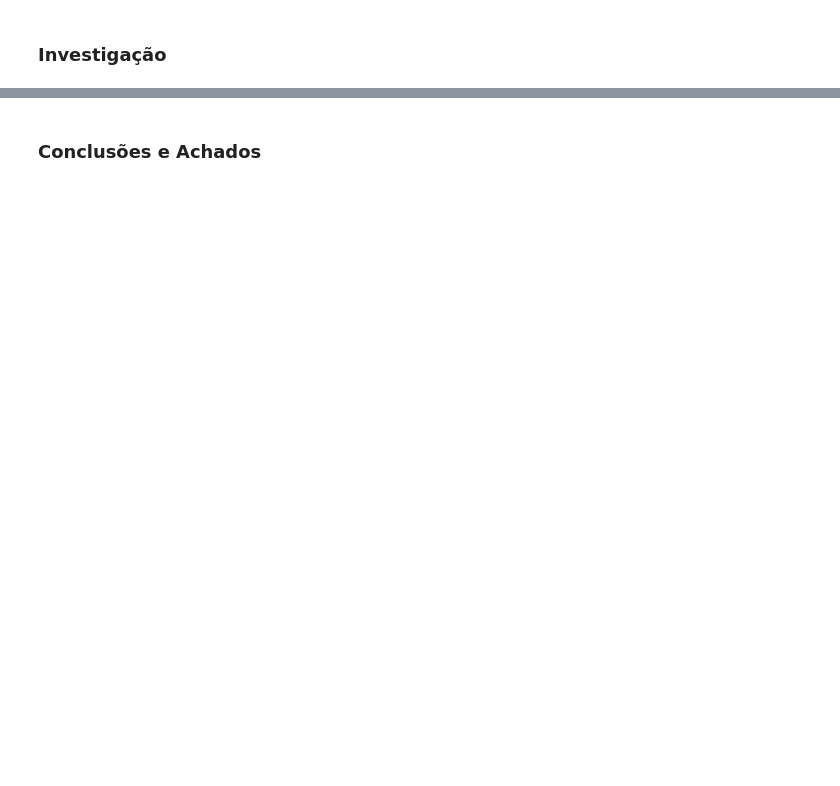
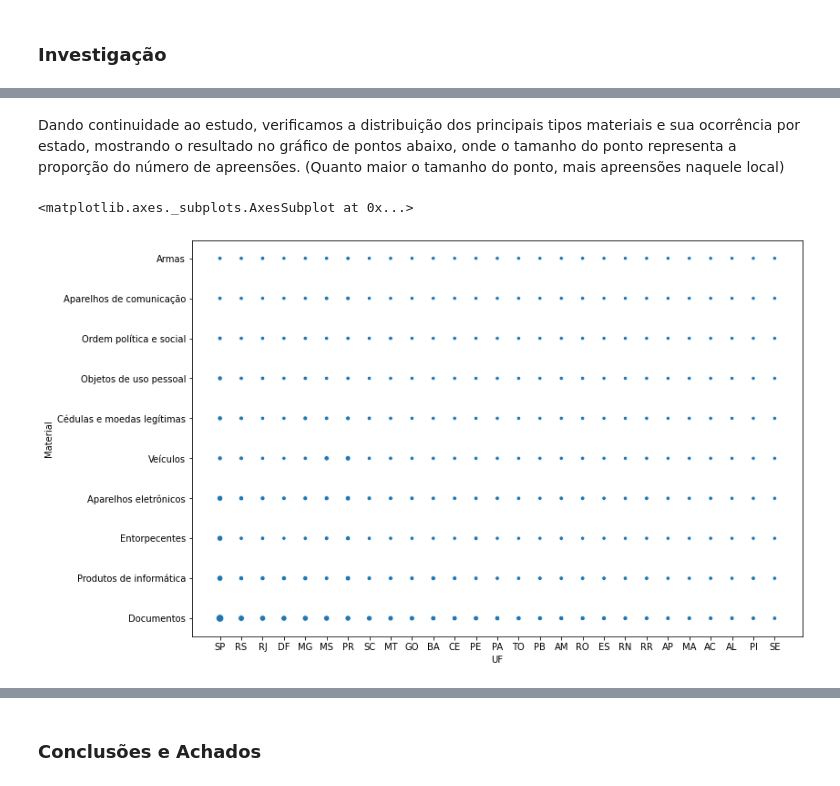
Before and after one commit to uellington-bonaparte/dotfiles, a Jupyter notebook: TrabalhoFinal_Uellington.ipynb, the cells around one changed output, grey strips where cells are left out. Cells and saved outputs as stored; diff of their text form; code cells hidden in the pictures; blank space fills up the shorter version.

```diff
--- a/TrabalhoFinal_Uellington.ipynb
+++ b/TrabalhoFinal_Uellington.ipynb
@@ -200,0 +256,13 @@ entorpecentes = apreensoes[apreensoes['Materiais'] == 'Entorpecentes']
+# %% [markdown]
+Dando continuidade ao estudo, verificamos a distribuição dos principais tipos materiais e sua ocorrência por estado, mostrando o resultado no gráfico de pontos abaixo, onde o tamanho do ponto representa a proporção do número de apreensões. (Quanto maior o tamanho do ponto, mais apreensões naquele local)
+# %%
+# Gráfico de distribuição por tipo de material por estado
+aprensoes_uf_material = apreensoes.groupby(['UF','Material']).agg({'Material':'count'})
+aprensoes_uf_material = aprensoes_uf_material.set_axis(['Qtde'],axis=1).reset_index().sort_values(by='Qtde', ascending=False).reset_index() # converte em indice em coluna
+aprensoes_uf_material.sort_values(by='UF')  ## ORGANIZAR POR ESTADO
+top10 = aprensoes_uf_material[aprensoes_uf_material.Material.isin(top10_material.Material)]
+fig,ax1 = plt.subplots(figsize=(12,8))
+sns.scatterplot(ax=ax1, y='Material',x='UF', data=top10, size='Qtde',legend=False)
+# %% [output]
+<matplotlib.axes._subplots.AxesSubplot at 0x...>
+[figure, added]
```
Also changed, not shown: parts of 47 cells of this notebook.
